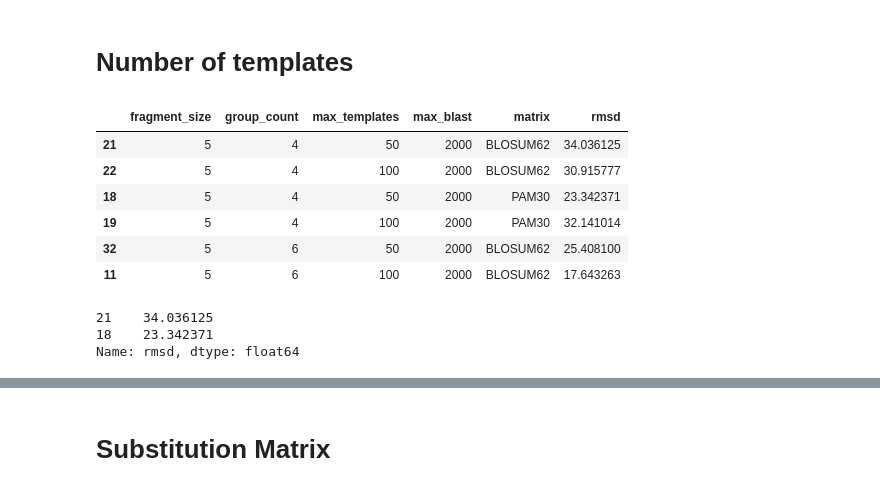
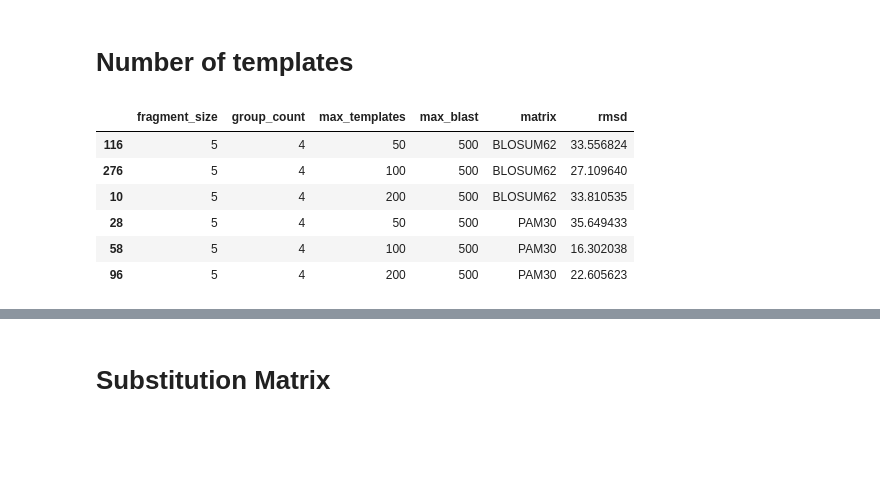
Before and after one commit to FlavielleBM/cref2, a Jupyter notebook: Prediction Parameters.ipynb, the cells around one changed output, grey strips where cells are left out. Drawn from its saved outputs; the diff is of its cells as text; code cells hidden in the pictures; blank space fills up the shorter version.

```diff
--- a/Prediction Parameters.ipynb
+++ b/Prediction Parameters.ipynb
@@ -8,7 +10,7 @@ pdb_id = '1OPD'
 # %% [markdown]
 # Input data: sanity check
 # %%
-rmsds = pandas.read_csv(pdb_id + '.rmsd.csv', index_col=0)
+rmsds = pd.read_csv(pdb_id + '.rmsd.csv', index_col=0)
 rmsds[:3]
 # %% [output]
 |  | fragment_size | group_count | max_templates | max_blast | matrix | rmsd |
@@ -22,7 +60,7 @@ len(rmsds)
 # %% [markdown]
 # Fragment size
 # %%
-rmsds = rmsds.sort(['group_count', 'max_templates', 'max_blast', 'matrix', 'fragment_size'])
+rmsds = rmsds.sort_values(by=['group_count', 'max_templates', 'max_blast', 'matrix', 'fragment_size'])
 rmsds[:6]
 # %% [output]
 |  | fragment_size | group_count | max_templates | max_blast | matrix | rmsd |
@@ -64,7 +88,7 @@ fig.savefig(pdb_id + '.fragmentsize.comparison.svg', format='svg')
 # %% [markdown]
 # Number of groups
 # %%
-rmsds = rmsds.sort(['fragment_size', 'max_blast', 'matrix', 'max_templates', 'group_count'])
+rmsds = rmsds.sort_values(by=['fragment_size', 'matrix', 'max_blast', 'max_templates', 'group_count'])
 rmsds[:6]
 # %% [output]
 |  | fragment_size | group_count | max_templates | max_blast | matrix | rmsd |
@@ -111,22 +111,13 @@ fig.savefig(pdb_id + '.numberofgroups.comparison.svg', format='svg')
 # %% [markdown]
 # Number of templates
 # %%
-rmsds = rmsds.sort(['fragment_size', 'group_count', 'max_blast', 'matrix', 'max_templates'])
+rmsds = rmsds.sort_values(by=['fragment_size', 'group_count', 'max_blast', 'matrix', 'max_templates'])
 rmsds[:6]
 # %% [output]
 |  | fragment_size | group_count | max_templates | max_blast | matrix | rmsd |
-| 21 | 5 | 4 | 50 | 2000 | BLOSUM62 | 34.036125 |
-| 22 | 5 | 4 | 100 | 2000 | BLOSUM62 | 30.915777 |
-| 18 | 5 | 4 | 50 | 2000 | PAM30 | 23.342371 |
-| 19 | 5 | 4 | 100 | 2000 | PAM30 | 32.141014 |
-| 32 | 5 | 6 | 50 | 2000 | BLOSUM62 | 25.408100 |
-| 11 | 5 | 6 | 100 | 2000 | BLOSUM62 | 17.643263 |
+| 116 | 5 | 4 | 50 | 500 | BLOSUM62 | 33.556824 |
+| 276 | 5 | 4 | 100 | 500 | BLOSUM62 | 27.109640 |
+| 10 | 5 | 4 | 200 | 500 | BLOSUM62 | 33.810535 |
+| 28 | 5 | 4 | 50 | 500 | PAM30 | 35.649433 |
+| 58 | 5 | 4 | 100 | 500 | PAM30 | 16.302038 |
+| 96 | 5 | 4 | 200 | 500 | PAM30 | 22.605623 |
-# %%
-templates50 = rmsds[rmsds['max_templates'] == 50]['rmsd']
-templates100 = rmsds[rmsds['max_templates'] == 100]['rmsd']
-
-templates50[:2]
-# %% [output]
-21    34.036125
-18    23.342371
-Name: rmsd, dtype: float64
```
Also changed, not shown: parts of 29 cells of this notebook.
